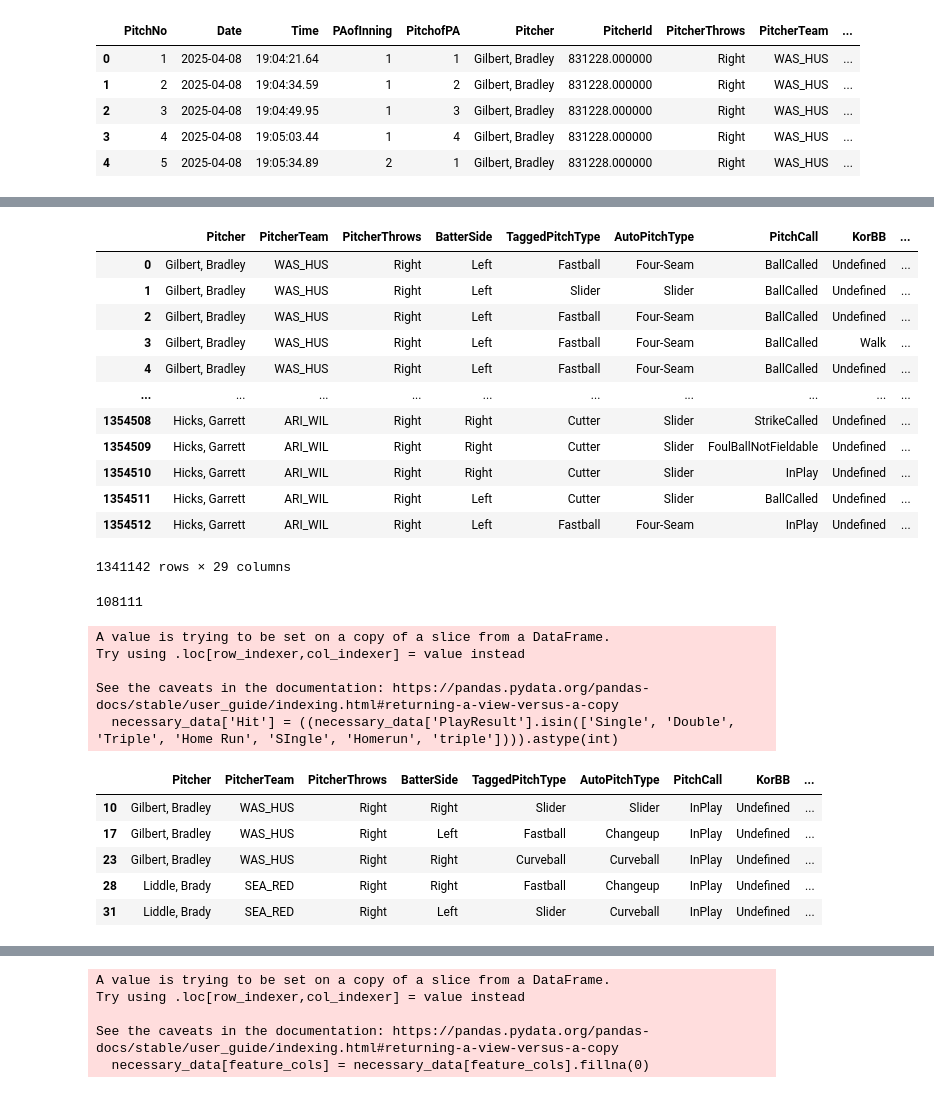
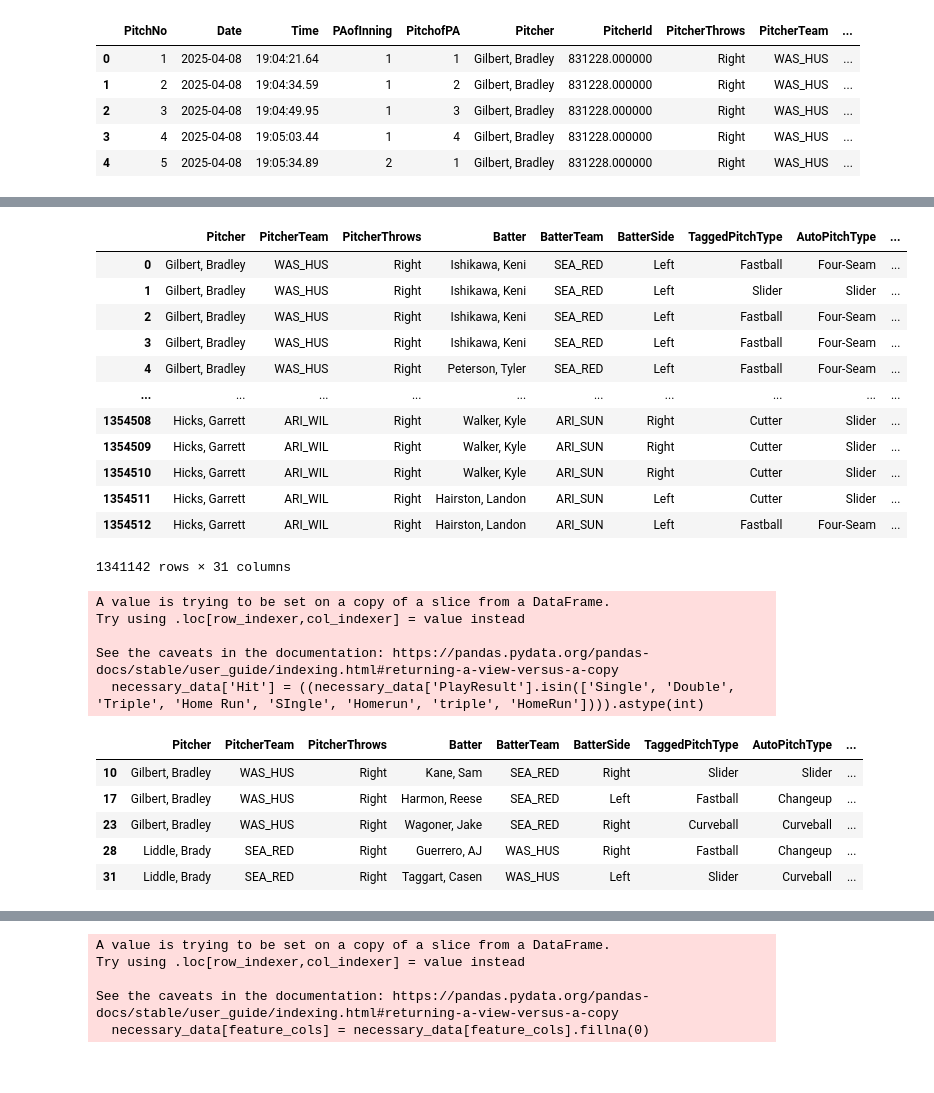
Before and after one commit to jackkalsched/UCSD_Baseball_25, a Jupyter notebook: Hitting/expected_metrics/expected_metrics.ipynb, the cells around one changed output, grey strips where cells are left out. Saved outputs shown, nothing was run; the diff lists cells and outputs as text; code cells hidden in the pictures.

```diff
--- a/Hitting/expected_metrics/expected_metrics.ipynb
+++ b/Hitting/expected_metrics/expected_metrics.ipynb
@@ -61,22 +47,18 @@ master_trackman[master_trackman['KorBB'] == 'Strikeout']
 # %%
-necessary_data = master_trackman[['Pitcher', 'PitcherTeam','PitcherThrows', 'BatterSide', 'TaggedPitchType', 'AutoPitchType', 'PitchCall', 'KorBB', 'TaggedHitType', 'PlayResult', 'OutsOnPlay', 'RunsScored', 'RelSpeed', 'SpinRate', 'Tilt', 'RelHeight', 'RelSide', 'Extension', 'InducedVertBreak', 'HorzBreak', 'PlateLocHeight', 'PlateLocSide', 'ExitSpeed', 'Angle', 'Direction', 'Distance', 'Bearing', 'HangTime', 'PitchUID']]
+necessary_data = master_trackman[['Pitcher', 'PitcherTeam','PitcherThrows', 'Batter', 'BatterTeam', 'BatterSide', 'TaggedPitchType', 'AutoPitchType', 'PitchCall', 'KorBB', 'TaggedHitType', 'PlayResult', 'OutsOnPlay', 'RunsScored', 'RelSpeed', 'SpinRate', 'Tilt', 'RelHeight', 'RelSide', 'Extension', 'InducedVertBreak', 'HorzBreak', 'PlateLocHeight', 'PlateLocSide', 'ExitSpeed', 'Angle', 'Direction', 'Distance', 'Bearing', 'HangTime', 'PitchUID']]
 necessary_data = necessary_data.dropna(subset = ['PitchCall', 'PlayResult'])
 necessary_data
 # %% [output]
-|  | Pitcher | PitcherTeam | PitcherThrows | BatterSide | TaggedPitchType | AutoPitchType | PitchCall | KorBB | ... |
-| 0 | Gilbert, Bradley | WAS_HUS | Right | Left | Fastball | Four-Seam | BallCalled | Undefined | ... |
-| 1 | Gilbert, Bradley | WAS_HUS | Right | Left | Slider | Slider | BallCalled | Undefined | ... |
-| 2 | Gilbert, Bradley | WAS_HUS | Right | Left | Fastball | Four-Seam | BallCalled | Undefined | ... |
-| 3 | Gilbert, Bradley | WAS_HUS | Right | Left | Fastball | Four-Seam | BallCalled | Walk | ... |
-| 4 | Gilbert, Bradley | WAS_HUS | Right | Left | Fastball | Four-Seam | BallCalled | Undefined | ... |
+|  | Pitcher | PitcherTeam | PitcherThrows | Batter | BatterTeam | BatterSide | TaggedPitchType | AutoPitchType | ... |
+| 0 | Gilbert, Bradley | WAS_HUS | Right | Ishikawa, Keni | SEA_RED | Left | Fastball | Four-Seam | ... |
+| 1 | Gilbert, Bradley | WAS_HUS | Right | Ishikawa, Keni | SEA_RED | Left | Slider | Slider | ... |
+| 2 | Gilbert, Bradley | WAS_HUS | Right | Ishikawa, Keni | SEA_RED | Left | Fastball | Four-Seam | ... |
+| 3 | Gilbert, Bradley | WAS_HUS | Right | Ishikawa, Keni | SEA_RED | Left | Fastball | Four-Seam | ... |
+| 4 | Gilbert, Bradley | WAS_HUS | Right | Peterson, Tyler | SEA_RED | Left | Fastball | Four-Seam | ... |
 | ... | ... | ... | ... | ... | ... | ... | ... | ... | ... |
-| 1354508 | Hicks, Garrett | ARI_WIL | Right | Right | Cutter | Slider | StrikeCalled | Undefined | ... |
-| 1354509 | Hicks, Garrett | ARI_WIL | Right | Right | Cutter | Slider | FoulBallNotFieldable | Undefined | ... |
-| 1354510 | Hicks, Garrett | ARI_WIL | Right | Right | Cutter | Slider | InPlay | Undefined | ... |
-| 1354511 | Hicks, Garrett | ARI_WIL | Right | Left | Cutter | Slider | BallCalled | Undefined | ... |
-| 1354512 | Hicks, Garrett | ARI_WIL | Right | Left | Fastball | Four-Seam | InPlay | Undefined | ... |
+| 1354508 | Hicks, Garrett | ARI_WIL | Right | Walker, Kyle | ARI_SUN | Right | Cutter | Slider | ... |
+| 1354509 | Hicks, Garrett | ARI_WIL | Right | Walker, Kyle | ARI_SUN | Right | Cutter | Slider | ... |
+| 1354510 | Hicks, Garrett | ARI_WIL | Right | Walker, Kyle | ARI_SUN | Right | Cutter | Slider | ... |
+| 1354511 | Hicks, Garrett | ARI_WIL | Right | Hairston, Landon | ARI_SUN | Left | Cutter | Slider | ... |
+| 1354512 | Hicks, Garrett | ARI_WIL | Right | Hairston, Landon | ARI_SUN | Left | Fastball | Four-Seam | ... |
-1341142 rows × 29 columns
+1341142 rows × 31 columns
-# %%
-necessary_data[necessary_data['KorBB'] != 'Undefined'].shape[0]
-# %% [output]
-108111
@@ -88,15 +65,22 @@ necessary_data = necessary_data[
 # %%
-necessary_data['Hit'] = ((necessary_data['PlayResult'].isin(['Single', 'Double', 'Triple', 'Home Run', 'SIngle', 'Homerun', 'triple']))).astype(int)
+## xBA hit encoder
+
+necessary_data = necessary_data[
+    (necessary_data['PitchCall'] == 'InPlay') |
+    (necessary_data['KorBB'].isin(['Strikeout']))
+]
+
+necessary_data['Hit'] = ((necessary_data['PlayResult'].isin(['Single', 'Double', 'Triple', 'Home Run', 'SIngle', 'Homerun', 'triple', 'HomeRun']))).astype(int)
 necessary_data.head()
 # %% [output]
 A value is trying to be set on a copy of a slice from a DataFrame.
 Try using .loc[row_indexer,col_indexer] = value instead
 
 See the caveats in the documentation: https://pandas.pydata.org/pandas-docs/stable/user_guide/indexing.html#returning-a-view-versus-a-copy
-  necessary_data['Hit'] = ((necessary_data['PlayResult'].isin(['Single', 'Double', 'Triple', 'Home Run', 'SIngle', 'Homerun', 'triple']))).astype(int)
+  necessary_data['Hit'] = ((necessary_data['PlayResult'].isin(['Single', 'Double', 'Triple', 'Home Run', 'SIngle', 'Homerun', 'triple', 'HomeRun']))).astype(int)
-|  | Pitcher | PitcherTeam | PitcherThrows | BatterSide | TaggedPitchType | AutoPitchType | PitchCall | KorBB | ... |
-| 10 | Gilbert, Bradley | WAS_HUS | Right | Right | Slider | Slider | InPlay | Undefined | ... |
-| 17 | Gilbert, Bradley | WAS_HUS | Right | Left | Fastball | Changeup | InPlay | Undefined | ... |
-| 23 | Gilbert, Bradley | WAS_HUS | Right | Right | Curveball | Curveball | InPlay | Undefined | ... |
-| 28 | Liddle, Brady | SEA_RED | Right | Right | Fastball | Changeup | InPlay | Undefined | ... |
-| 31 | Liddle, Brady | SEA_RED | Right | Left | Slider | Curveball | InPlay | Undefined | ... |
+|  | Pitcher | PitcherTeam | PitcherThrows | Batter | BatterTeam | BatterSide | TaggedPitchType | AutoPitchType | ... |
+| 10 | Gilbert, Bradley | WAS_HUS | Right | Kane, Sam | SEA_RED | Right | Slider | Slider | ... |
+| 17 | Gilbert, Bradley | WAS_HUS | Right | Harmon, Reese | SEA_RED | Left | Fastball | Changeup | ... |
+| 23 | Gilbert, Bradley | WAS_HUS | Right | Wagoner, Jake | SEA_RED | Right | Curveball | Curveball | ... |
+| 28 | Liddle, Brady | SEA_RED | Right | Guerrero, AJ | WAS_HUS | Right | Fastball | Changeup | ... |
+| 31 | Liddle, Brady | SEA_RED | Right | Taggart, Casen | WAS_HUS | Left | Slider | Curveball | ... |
```
Also changed, not shown: parts of 26 cells of this notebook.
